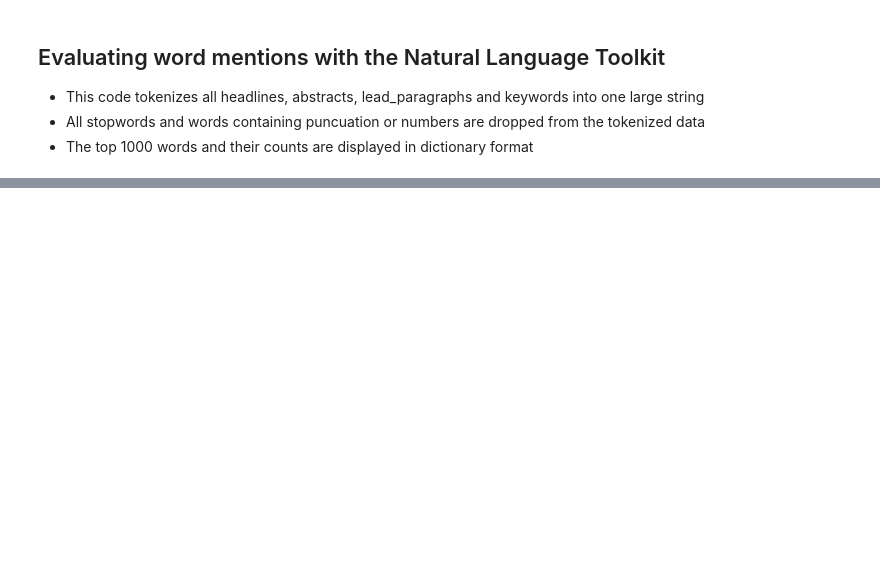
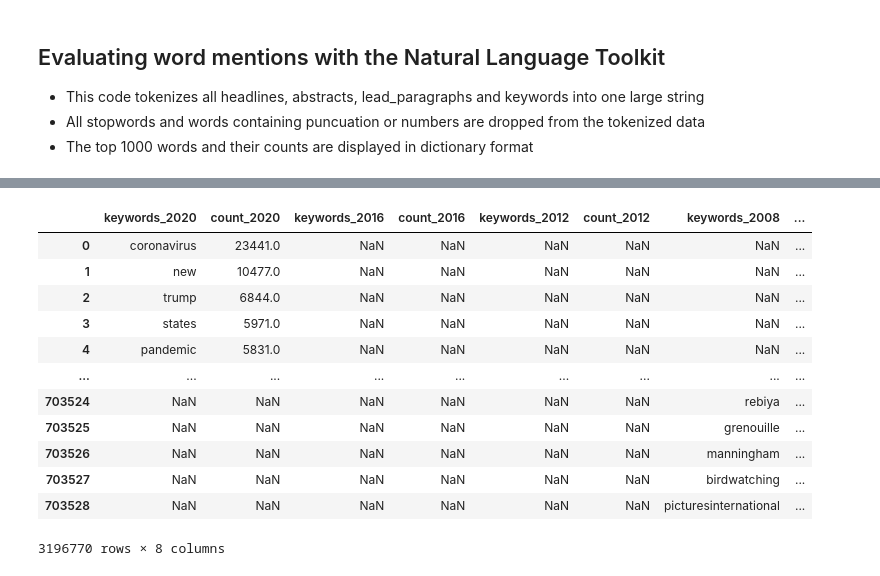
Before and after one commit to RoarkJ/NYT-Keyword-Analysis, a Jupyter notebook: natural_language_processing.ipynb, the cells around one changed output, grey strips where cells are left out. Saved outputs shown, nothing was run; the diff lists cells and outputs as text; code cells hidden in the pictures; blank space fills up the shorter version.

```diff
--- a/natural_language_processing.ipynb
+++ b/natural_language_processing.ipynb
@@ -162,0 +172,6 @@ top_terms_dict
+# %%
+series_2020 = pd.read_csv("Output/DFs/2020_series.csv")
+series_2016 = pd.read_csv("Output/DFs/2016_series.csv")
+series_2012 = pd.read_csv("Output/DFs/2012_series.csv")
+series_2008 = pd.read_csv("Output/DFs/2008_series.csv")
+series_2008.head()
@@ -162,0 +185,26 @@ top_terms_dict
+# %%
+df_combined = pd.concat([series_2020,series_2016,series_2012,series_2008])
+newcolumns=df_combined.columns.values
+newcolumns[0] = 'keywords_2020'
+newcolumns[1] = 'count_2020'
+newcolumns[2] = 'keywords_2016'
+newcolumns[3] = 'count_2016'
+newcolumns[4] = 'keywords_2012'
+newcolumns[5] = 'count_2012'
+newcolumns[6] = 'keywords_2008'
+newcolumns[7] = 'count_2008'
+df_combined
+# %% [output]
+|  | keywords_2020 | count_2020 | keywords_2016 | count_2016 | keywords_2012 | count_2012 | keywords_2008 | ... |
+| 0 | coronavirus | 23441.0 | NaN | NaN | NaN | NaN | NaN | ... |
+| 1 | new | 10477.0 | NaN | NaN | NaN | NaN | NaN | ... |
+| 2 | trump | 6844.0 | NaN | NaN | NaN | NaN | NaN | ... |
+| 3 | states | 5971.0 | NaN | NaN | NaN | NaN | NaN | ... |
+| 4 | pandemic | 5831.0 | NaN | NaN | NaN | NaN | NaN | ... |
+| ... | ... | ... | ... | ... | ... | ... | ... | ... |
+| 703524 | NaN | NaN | NaN | NaN | NaN | NaN | rebiya | ... |
+| 703525 | NaN | NaN | NaN | NaN | NaN | NaN | grenouille | ... |
+| 703526 | NaN | NaN | NaN | NaN | NaN | NaN | manningham | ... |
+| 703527 | NaN | NaN | NaN | NaN | NaN | NaN | birdwatching | ... |
+| 703528 | NaN | NaN | NaN | NaN | NaN | NaN | picturesinternational | ... |
+3196770 rows × 8 columns
```
Also changed, not shown: parts of 15 cells of this notebook, 3 other files.
